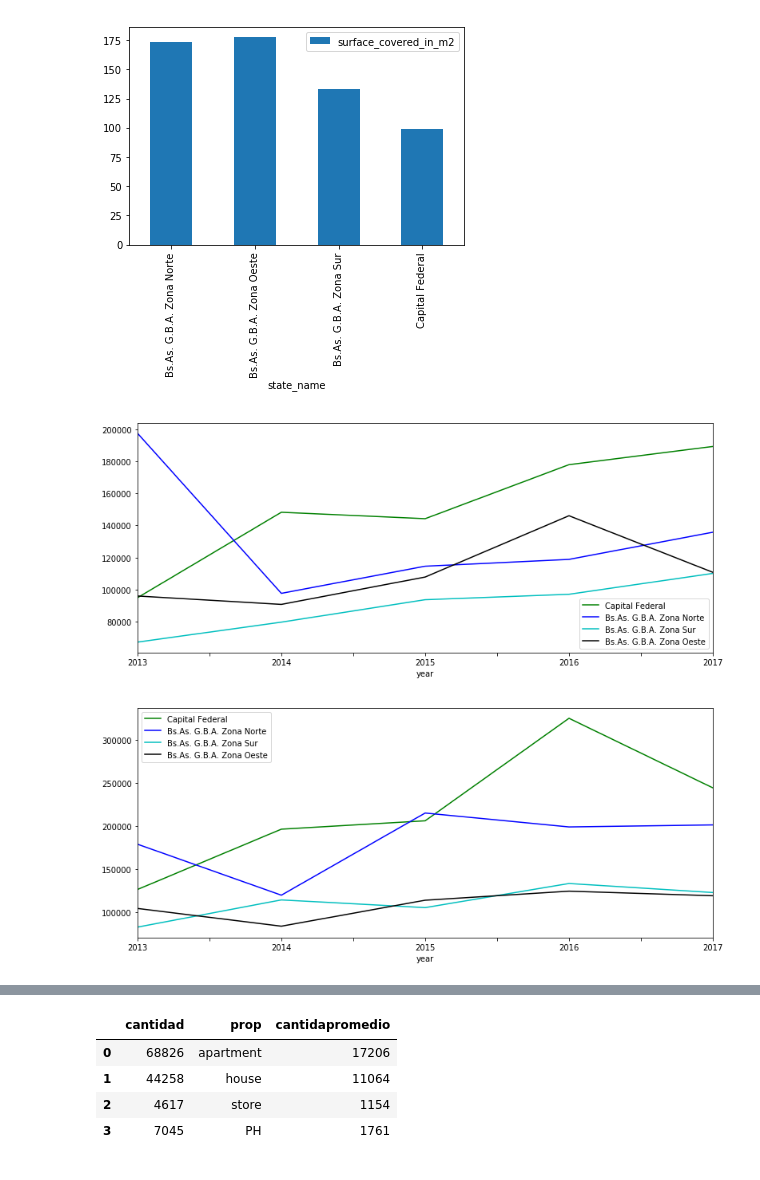
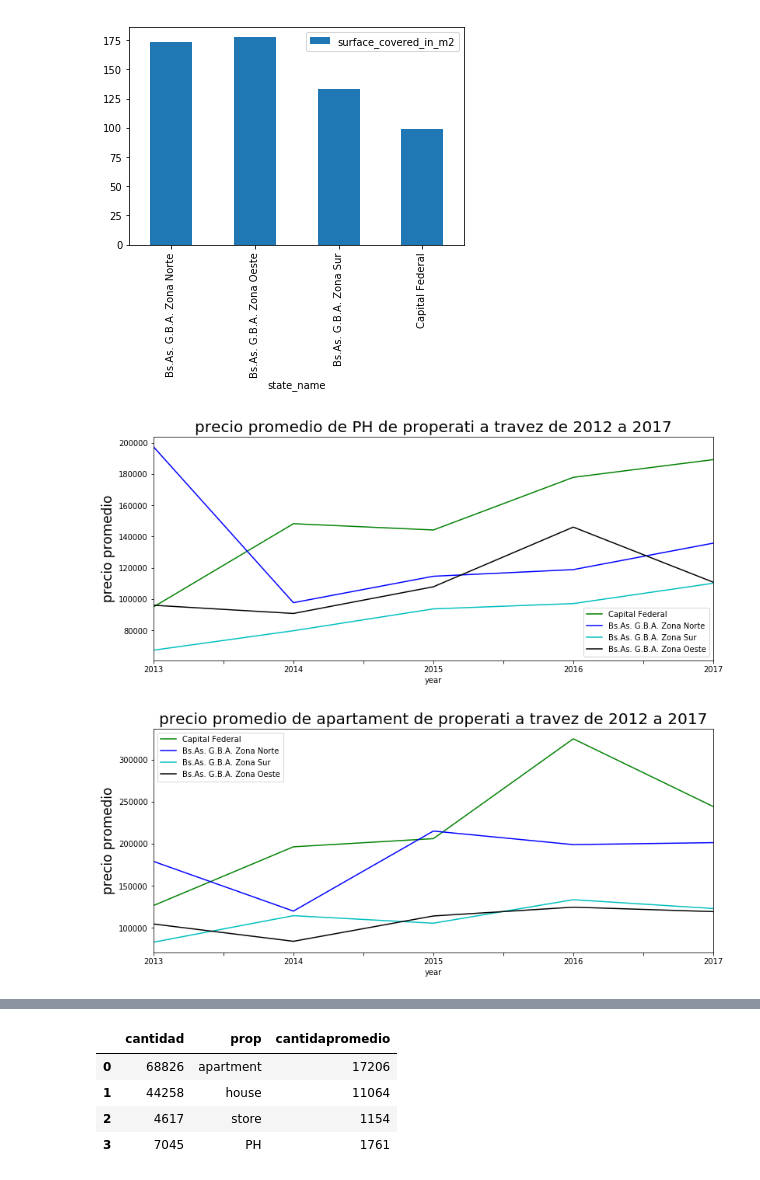
Before and after one commit to yussefomar/tp1OrganizacionComputador, a Jupyter notebook: TPProperatyAnalisisExploratorioLimpio(2).ipynb, the cells around one changed output, grey strips where cells are left out. Cells and saved outputs as stored; diff of their text form; code cells hidden in the pictures.

```diff
--- a/TPProperatyAnalisisExploratorioLimpio(2).ipynb
+++ b/TPProperatyAnalisisExploratorioLimpio(2).ipynb
@@ -634,34 +634,37 @@ prop[['surface_covered_in_m2','state_name']].groupby('state_name').agg({'surface
 
 #precio promedio de PH de properati a travez de 2012 a 2017
 %matplotlib inline
 
 fig = plt.figure(figsize=(10,4));
 ax = fig.add_axes([0,0,1,1]);
 
 
 
 y=prop["state_name"]=="Capital Federal"
 z=prop["state_name"]=="Bs.As. G.B.A. Zona Norte"
 r=prop["state_name"]=="Bs.As. G.B.A. Zona Sur"
 v=prop["state_name"]=="Bs.As. G.B.A. Zona Oeste"
 x= prop["property_type"]=="PH"
 prop[['year','price_aprox_usd']][y&x].groupby('year').agg\
 ({'price_aprox_usd':'mean'})['price_aprox_usd'].plot.line(c='g',label="Capital Federal")
 
 
 
 prop[['year','price_aprox_usd']][z&x].groupby('year').agg\
 ({'price_aprox_usd':'mean'})['price_aprox_usd'].plot.line(c='b',label="Bs.As. G.B.A. Zona Norte")
 
 prop[['year','price_aprox_usd']][r&x].groupby('year').agg\
 ({'price_aprox_usd':'mean'})['price_aprox_usd'].plot.line(c='c',label="Bs.As. G.B.A. Zona Sur")
 
 prop[['year','price_aprox_usd']][v&x].groupby('year').agg\
 ({'price_aprox_usd':'mean'})['price_aprox_usd'].plot.line(c='k',label="Bs.As. G.B.A. Zona Oeste")
 
+plt.title('precio promedio de PH de properati a travez de 2012 a 2017', fontsize=20);
+plt.ylabel('precio promedio', fontsize=17);
+
 ax.legend();
 # %% [output]
-[figure, old version]
+[figure, new version]
 # %%
 #precio promedio de apartament de properati a travez de 2012 a 2017
 %matplotlib inline
@@ -687,9 +690,12 @@ prop[['year','price_aprox_usd']][r&x].groupby('year').agg\
 prop[['year','price_aprox_usd']][v&x].groupby('year').agg\
 ({'price_aprox_usd':'mean'})['price_aprox_usd'].plot.line(c='k',label="Bs.As. G.B.A. Zona Oeste")
 
+plt.title('precio promedio de apartament de properati a travez de 2012 a 2017', fontsize=20);
+plt.ylabel('precio promedio', fontsize=17);
+
 ax.legend();
 # %% [output]
-[figure, old version]
+[figure, new version]
 # %%
 #precio promedio de  house de properati a travez de 2012 a 2017
 %matplotlib inline
```
Also changed, not shown: parts of 2 cells of this notebook.
